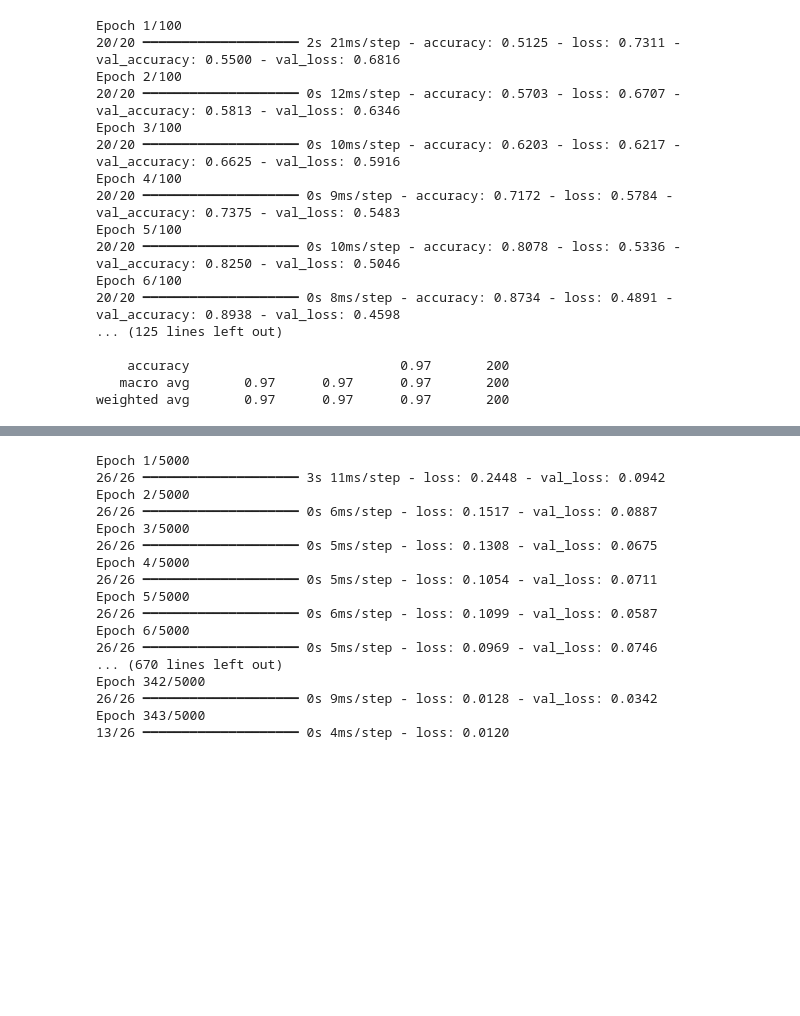
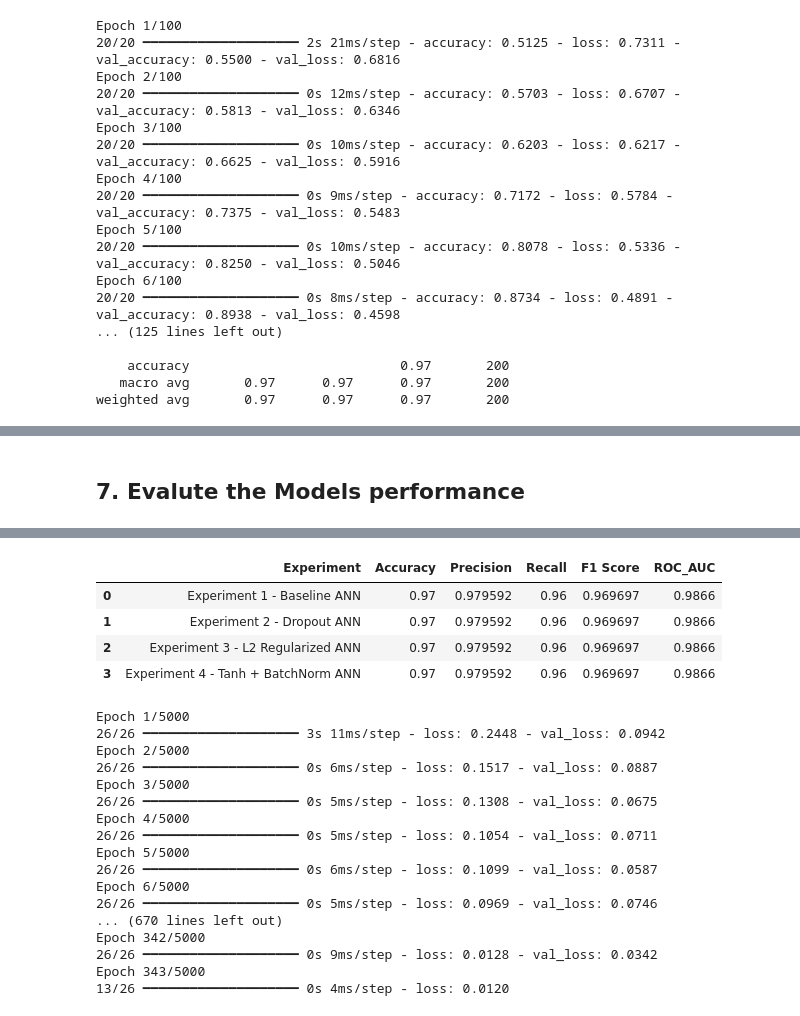
Before and after one commit to JagdishMane/numpy-pytorch-tensorflow, a Jupyter notebook: Advertising_ANN_Classification_Notebook_Jagdish_Mane.ipynb, the cells around one changed output, grey strips where cells are left out. Cells and saved outputs as stored; diff of their text form; code cells hidden in the pictures; blank space fills up the shorter version.

```diff
--- a/Advertising_ANN_Classification_Notebook_Jagdish_Mane.ipynb
+++ b/Advertising_ANN_Classification_Notebook_Jagdish_Mane.ipynb
@@ -395,0 +607,35 @@ weighted avg       0.97      0.97      0.97       200
+# %% [markdown]
+## 7. Evalute the Models performance
+# %%
+models = {
+    "Experiment 1 - Baseline ANN": model_1,
+    "Experiment 2 - Dropout ANN": model_2,
+    "Experiment 3 - L2 Regularized ANN": model_3,
+    "Experiment 4 - Tanh + BatchNorm ANN": model_4
+}
+
+results = []
+
+for name, model in models.items():
+    y_pred_prob = model.predict(X_test_scaled)
+    y_pred = (y_pred_prob > 0.5).astype(int)
+
+    acc = accuracy_score(y_test, y_pred)
+    prec = precision_score(y_test, y_pred)
+    rec = recall_score(y_test, y_pred)
+    f1 = f1_score(y_test, y_pred)
+    roc_auc = roc_auc_score(y_test, y_pred_prob)
+
+
+    results.append({
+        "Experiment": name,
+        "Accuracy": acc,
+        "Precision": prec,
+        "Recall": rec,
+        "F1 Score": f1,
+        "ROC_AUC": auc
+    })
+
+results_df = pd.DataFrame(results)
+results_df
+# %% [output]
@@ -396,3 +646,8 @@ weighted avg       0.97      0.97      0.97       200
+|  | Experiment | Accuracy | Precision | Recall | F1 Score | ROC_AUC |
+| 0 | Experiment 1 - Baseline ANN | 0.97 | 0.979592 | 0.96 | 0.969697 | 0.9866 |
+| 1 | Experiment 2 - Dropout ANN | 0.97 | 0.979592 | 0.96 | 0.969697 | 0.9866 |
+| 2 | Experiment 3 - L2 Regularized ANN | 0.97 | 0.979592 | 0.96 | 0.969697 | 0.9866 |
+| 3 | Experiment 4 - Tanh + BatchNorm ANN | 0.97 | 0.979592 | 0.96 | 0.969697 | 0.9866 |
 # %%
 ### Define Model Architecutre
 model = keras.Sequential([
```
Also changed, not shown: parts of 10 cells of this notebook.
